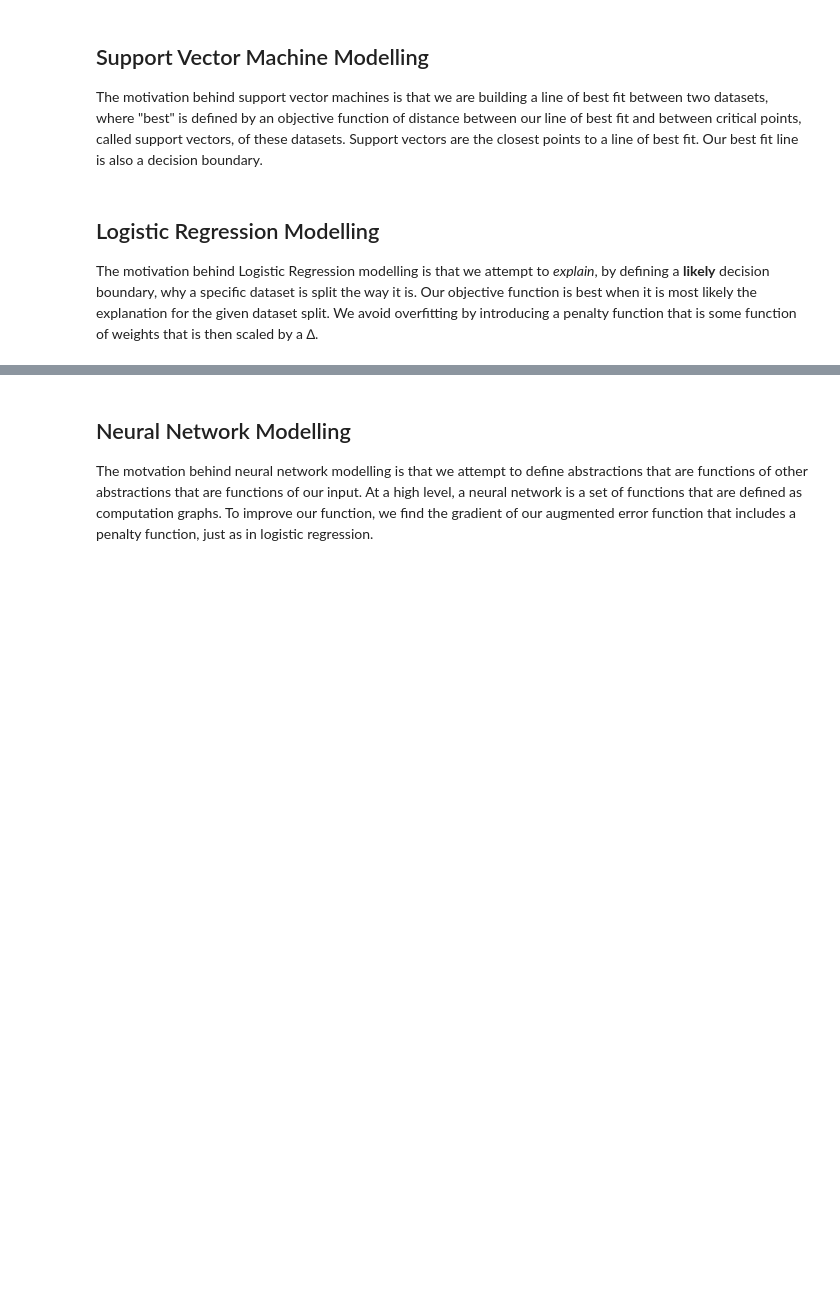
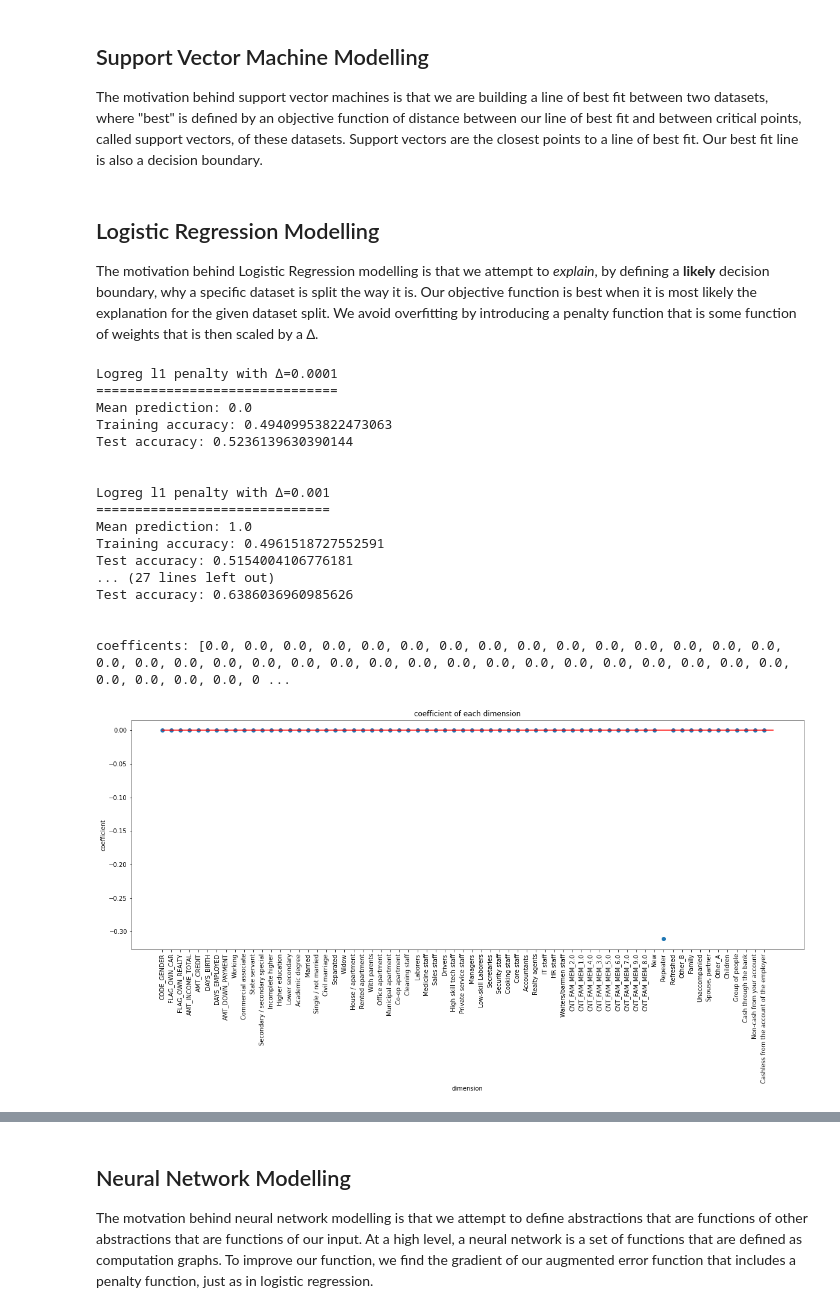
Before and after one commit to DanielHunte/Credit-Analysis, a Jupyter notebook: model-selection.ipynb, the cells around one changed output, grey strips where cells are left out. Drawn from its saved outputs; the diff is of its cells as text; code cells hidden in the pictures; blank space fills up the shorter version.

Commit message:
visuals

```diff
--- a/model-selection.ipynb
+++ b/model-selection.ipynb
@@ -321,18 +321,58 @@ warnings.filterwarnings(action='ignore', category=ConvergenceWarning)
 # %%
 logreg_l1_tests = [
     Test(
         name=f'Logreg l1 penalty with ∆={i}',
         X=X,
         y=y,
         algorithm=linear_model.LogisticRegression,
         args={'penalty':'l1', 'solver':'saga', 'C':i}
     )
-    for i in [0.0001, 0.001, 0.01, 0.1, 1, 10, 100, 1000]
+    for i in [0.0001, 0.001, 0.01, 0.1, 1, 10]
 ]
 
+best_model = None
+best_accuracy = 0
 for test in logreg_l1_tests:
     test.run()
     test.display()
+    accuracy = test.get_accuracy()
+    if accuracy > best_accuracy:
+        best_accuracy = accuracy
+        best_model = test.get_model()
+
+print('\n')
+coefs = np.round(best_model.coef_.ravel(),3).tolist()
+print(f'coefficents: {coefs}')
+plt.figure(figsize=(20,7))
+plt.title('coefficient of each dimension')
+plt.scatter(
+    df_final.columns[1:].tolist(),  #'1:' to avoid the target variable
+    coefs
+)
+plt.tick_params(axis='x', rotation = 90)
+plt.xlabel('dimension')
+plt.ylabel('coefficient')
+plt.plot([0,len(coefs)],[0,0],c='red')
+plt.show()
+# %% [output]
+Logreg l1 penalty with ∆=0.0001
+===============================
+Mean prediction: 0.0
+Training accuracy: 0.49409953822473063
+Test accuracy: 0.5236139630390144
+
+
+Logreg l1 penalty with ∆=0.001
+==============================
+Mean prediction: 1.0
+Training accuracy: 0.4961518727552591
+Test accuracy: 0.5154004106776181
+... (27 lines left out)
+Test accuracy: 0.6386036960985626
+
+
+coefficents: [0.0, 0.0, 0.0, 0.0, 0.0, 0.0, 0.0, 0.0, 0.0, 0.0, 0.0, 0.0, 0.0, 0.0, 0.0, 0.0, 0.0, 0.0, 0.0, 0.0, 0.0, 0.0, 0.0, 0.0, 0.0, 0.0, 0.0, 0.0, 0.0, 0.0, 0.0, 0.0, 0.0, 0.0, 0.0, 0.0, 0.0, 0 ...
+[figure, added]
 # %%
 logreg_l2_tests = [
     Test(
```
Also changed, not shown: parts of 1 cell of this notebook.
